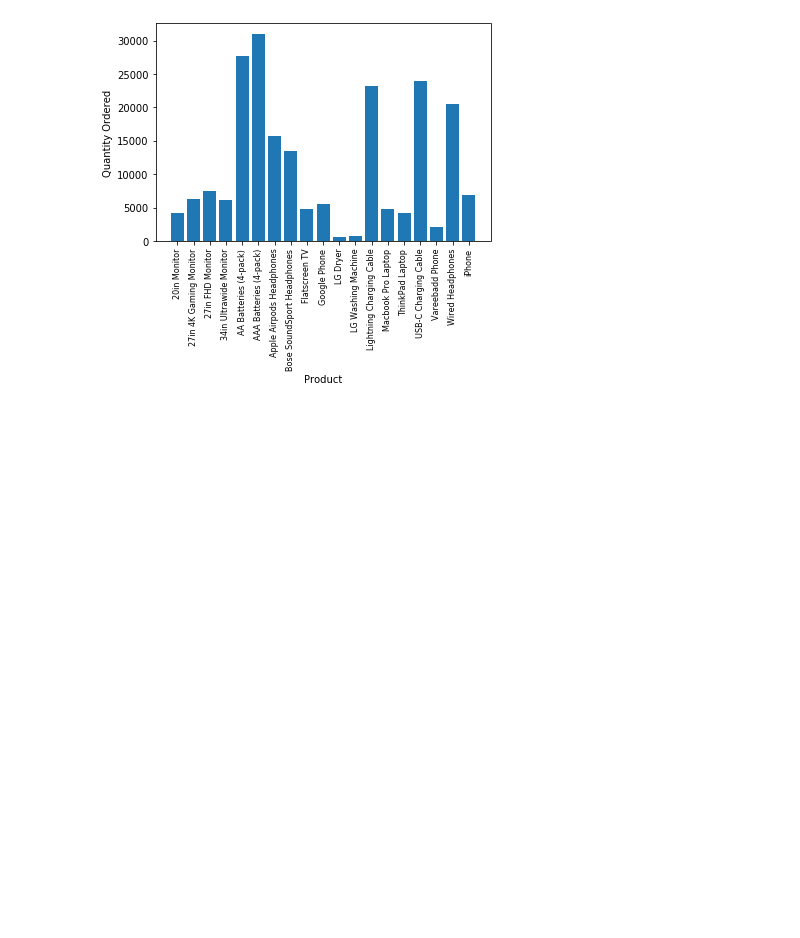
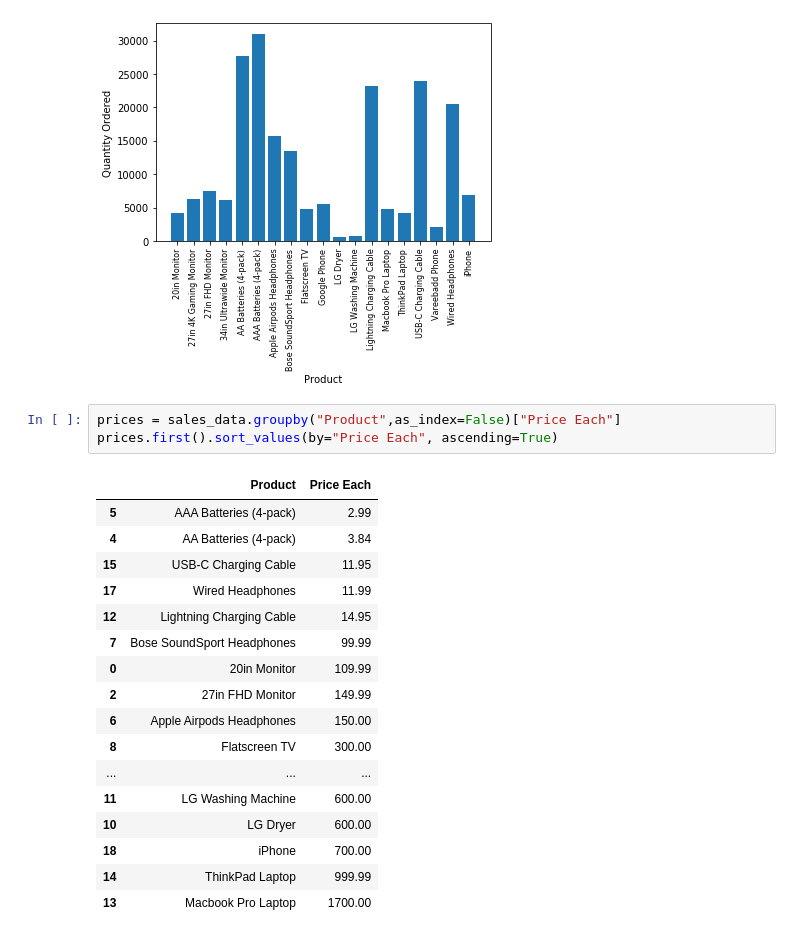
Before and after one commit to Justduzi/Sales-Analysis, a Jupyter notebook: Sales_analysis.ipynb, the cells around one changed output. Saved outputs shown, nothing was run; the diff lists cells and outputs as text; blank space fills up the shorter version.

Commit message:
Product Price

```diff
--- a/Sales_analysis.ipynb
+++ b/Sales_analysis.ipynb
@@ -370,3 +370,24 @@ plt.ylabel("Quantity Ordered")
 plt.show()
 # %% [output]
 [figure]
+# %%
+prices = sales_data.groupby("Product",as_index=False)["Price Each"]
+prices.first().sort_values(by="Price Each", ascending=True)
+# %% [output]
+|  | Product | Price Each |
+| 5 | AAA Batteries (4-pack) | 2.99 |
+| 4 | AA Batteries (4-pack) | 3.84 |
+| 15 | USB-C Charging Cable | 11.95 |
+| 17 | Wired Headphones | 11.99 |
+| 12 | Lightning Charging Cable | 14.95 |
+| 7 | Bose SoundSport Headphones | 99.99 |
+| 0 | 20in Monitor | 109.99 |
+| 2 | 27in FHD Monitor | 149.99 |
+| 6 | Apple Airpods Headphones | 150.00 |
+| 8 | Flatscreen TV | 300.00 |
+| ... | ... | ... |
+| 11 | LG Washing Machine | 600.00 |
+| 10 | LG Dryer | 600.00 |
+| 18 | iPhone | 700.00 |
+| 14 | ThinkPad Laptop | 999.99 |
+| 13 | Macbook Pro Laptop | 1700.00 |
```
